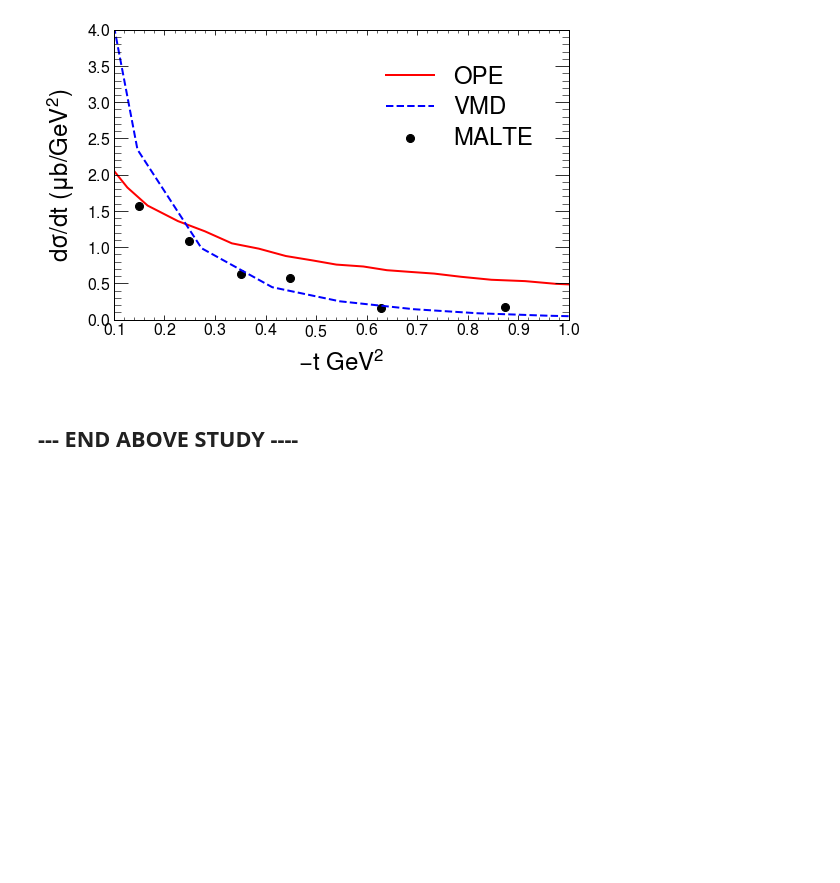
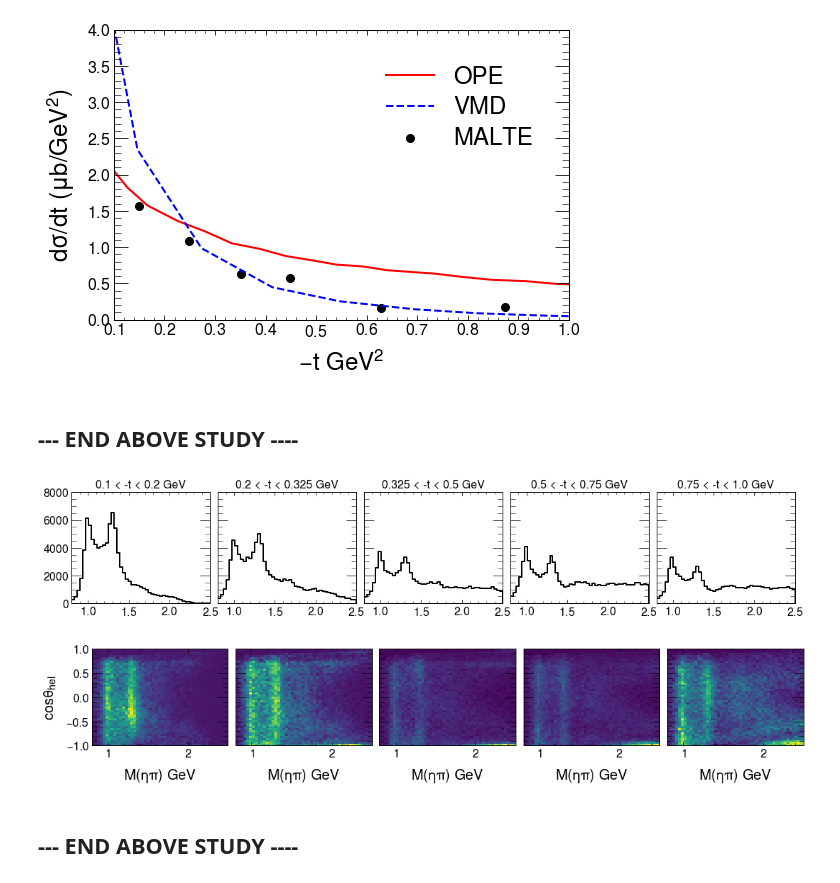
Before and after one commit to lan13005/EtaPi-Analysis, a Jupyter notebook: study_pwa/jupyter_plotting/plotter.ipynb, the cells around one changed output. Saved outputs shown, nothing was run; the diff lists cells and outputs as text; code cells hidden in the pictures; blank space fills up the shorter version.

```diff
--- a/study_pwa/jupyter_plotting/plotter.ipynb
+++ b/study_pwa/jupyter_plotting/plotter.ipynb
@@ -470,6 +470,53 @@ plt.ylabel(r"$d\sigma/dt~(\mu b/GeV^2)$",size=24)
 # %% [output]
 Text(0, 0.5, '$d\\sigma/dt~(\\mu b/GeV^2)$')
 [figure]
+# %% [markdown]
+## --- END ABOVE STUDY ----
+# %%
+acc_df=[]
+c_rec=["Mpi0eta","mandelstam_t","Ebeam","weightASBS","cosTheta_eta_hel","Mpi0p","vanHove_omega"]
+
+dat_df=[]
+for run in ["2017_1","2018_1","2018_8"]:
+    dat_df.append(loadDF("/d/grid17/ln16/dselector_v3/phase1_selected_v2/D"+run+"_selected_acc_flat.root","kin",cols=c_rec))
+dat_df=pd.concat(dat_df)
+dat_df=dat_df.reset_index(drop=True)
+
+def f(x,a,b,c,d):
+    return a*np.arctan(b*x+c)+d
+args2=(-29.5,-1.05,2.78,328)
+# %%
+fig,axes=plt.subplots(1,5,figsize=(15,3),sharex=True,sharey=True)
+axes=axes.flatten()
+
+mmin=0.8
+mmax=2.5
+xbins=np.linspace(mmin,mmax,50)
+for it,tmin,tmax in zip(range(5),[0.1,0.2,0.325,0.5,0.75],[0.2,0.325,0.5,0.75,1.0]):
+    tmp=dat_df[(dat_df.mandelstam_t>tmin)&(dat_df.mandelstam_t<tmax)]
+    tmp=tmp[f(tmp["Mpi0eta"],*args2) > tmp.vanHove_omega]
+    tmp=tmp[(tmp["Mpi0eta"]<mmax)&(tmp["Mpi0eta"]>mmin)]
+    axes[it].set_title(f"{tmin} < -t < {tmax} GeV")
+    hep.histplot(np.histogram(tmp.Mpi0eta,weights=tmp.weightASBS,bins=xbins),ax=axes[it],c='black')
+axes[0].set_xlim(mmin,mmax)
+axes[0].set_ylim(0)#,5000)
+plt.tight_layout()
+
+ybins=np.linspace(-1,1,50)
+fig,axes=plt.subplots(1,5,figsize=(15,3),sharex=True,sharey=True)
+axes=axes.flatten()
+for it,tmin,tmax in zip(range(5),[0.1,0.2,0.325,0.5,0.75],[0.2,0.325,0.5,0.75,1.0]):
+    tmp=dat_df[(dat_df.mandelstam_t>tmin)&(dat_df.mandelstam_t<tmax)]
+    tmp=tmp[f(tmp["Mpi0eta"],*args2) > tmp.vanHove_omega]
+    tmp=tmp[(tmp["Mpi0eta"]<mmax)&(tmp["Mpi0eta"]>mmin)]
+    hep.hist2dplot(np.histogram2d(tmp.Mpi0eta,tmp.cosTheta_eta_hel,weights=tmp.weightASBS,bins=(xbins,ybins)),ax=axes[it],cbar=False)
+    axes[it].set_xlabel(r"$M(\eta\pi)$ GeV")
+axes[0].set_xlim(mmin,mmax)
+axes[0].set_ylabel(r"$cos\theta_{hel}$")
+plt.tight_layout()
+# %% [output]
+[figure, added]
+[figure, added]
 # %% [markdown]
 ## --- END ABOVE STUDY ----
 # %%
```
Also changed, not shown: 8 other files.
